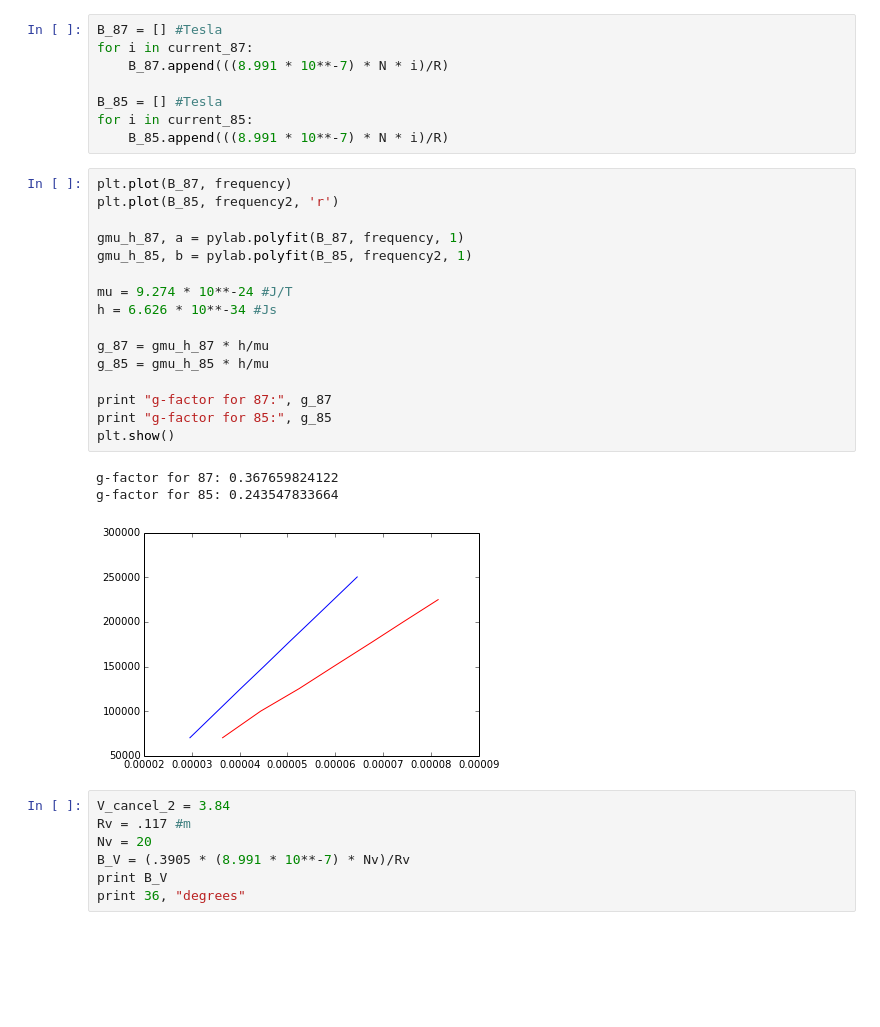
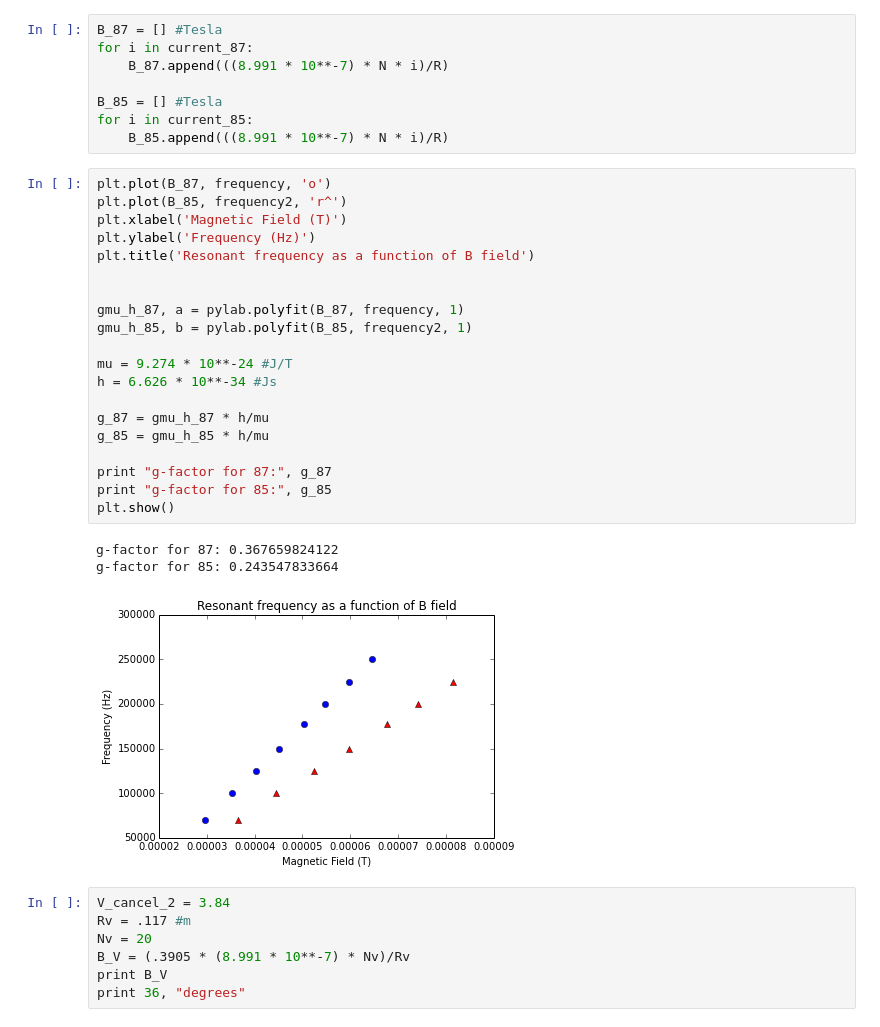
Before and after one commit to abardess/PHYS202-S14, a Jupyter notebook: OpticalPumping.ipynb, the cells around one changed output. Drawn from its saved outputs; the diff is of its cells as text; blank space fills up the shorter version.

```diff
--- a/OpticalPumping.ipynb
+++ b/OpticalPumping.ipynb
@@ -78,25 +78,29 @@ B_85 = [] #Tesla
 for i in current_85:
     B_85.append(((8.991 * 10**-7) * N * i)/R)
 # %%
-plt.plot(B_87, frequency)
-plt.plot(B_85, frequency2, 'r')
+plt.plot(B_87, frequency, 'o')
+plt.plot(B_85, frequency2, 'r^')
+plt.xlabel('Magnetic Field (T)')
+plt.ylabel('Frequency (Hz)')
+plt.title('Resonant frequency as a function of B field')
+
 
 gmu_h_87, a = pylab.polyfit(B_87, frequency, 1)
 gmu_h_85, b = pylab.polyfit(B_85, frequency2, 1)
 
 mu = 9.274 * 10**-24 #J/T
 h = 6.626 * 10**-34 #Js
 
 g_87 = gmu_h_87 * h/mu
 g_85 = gmu_h_85 * h/mu
 
 print "g-factor for 87:", g_87
 print "g-factor for 85:", g_85
 plt.show()
 # %% [output]
 g-factor for 87: 0.367659824122
 g-factor for 85: 0.243547833664
-[figure, old version]
+[figure, new version]
 # %%
 V_cancel_2 = 3.84
 Rv = .117 #m
```
Also changed, not shown: parts of 2 cells of this notebook.
